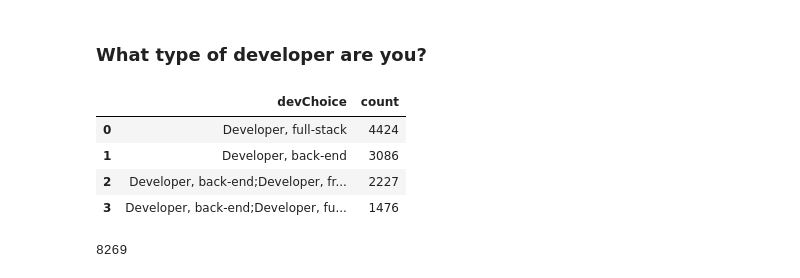
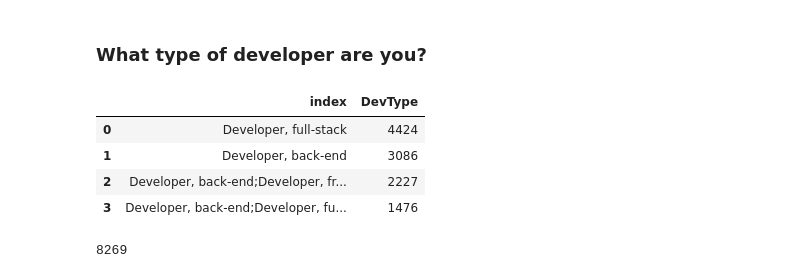
Before and after one commit to SolanaO/Developers_Survey_Analysis, a Jupyter notebook: stackBlogDataAnalysis.ipynb, the cells around one changed output. Cells and saved outputs as stored; diff of their text form; code cells hidden in the pictures.

```diff
--- a/stackBlogDataAnalysis.ipynb
+++ b/stackBlogDataAnalysis.ipynb
@@ -303,9 +303,9 @@ df['DevType'] = df['DevType'].str.replace('Engineer, data', 'Data engineer')
 # %%
 # respondents choose more than one answer as we can see below
 DevType_counts = df.DevType.value_counts().reset_index()
-developers.head(4)
+DevType_counts.head(4)
 # %% [output]
-|  | devChoice | count |
+|  | index | DevType |
 | 0 | Developer, full-stack | 4424 |
 | 1 | Developer, back-end | 3086 |
 | 2 | Developer, back-end;Developer, fr... | 2227 |
```
Also changed, not shown: parts of 5 cells of this notebook.
